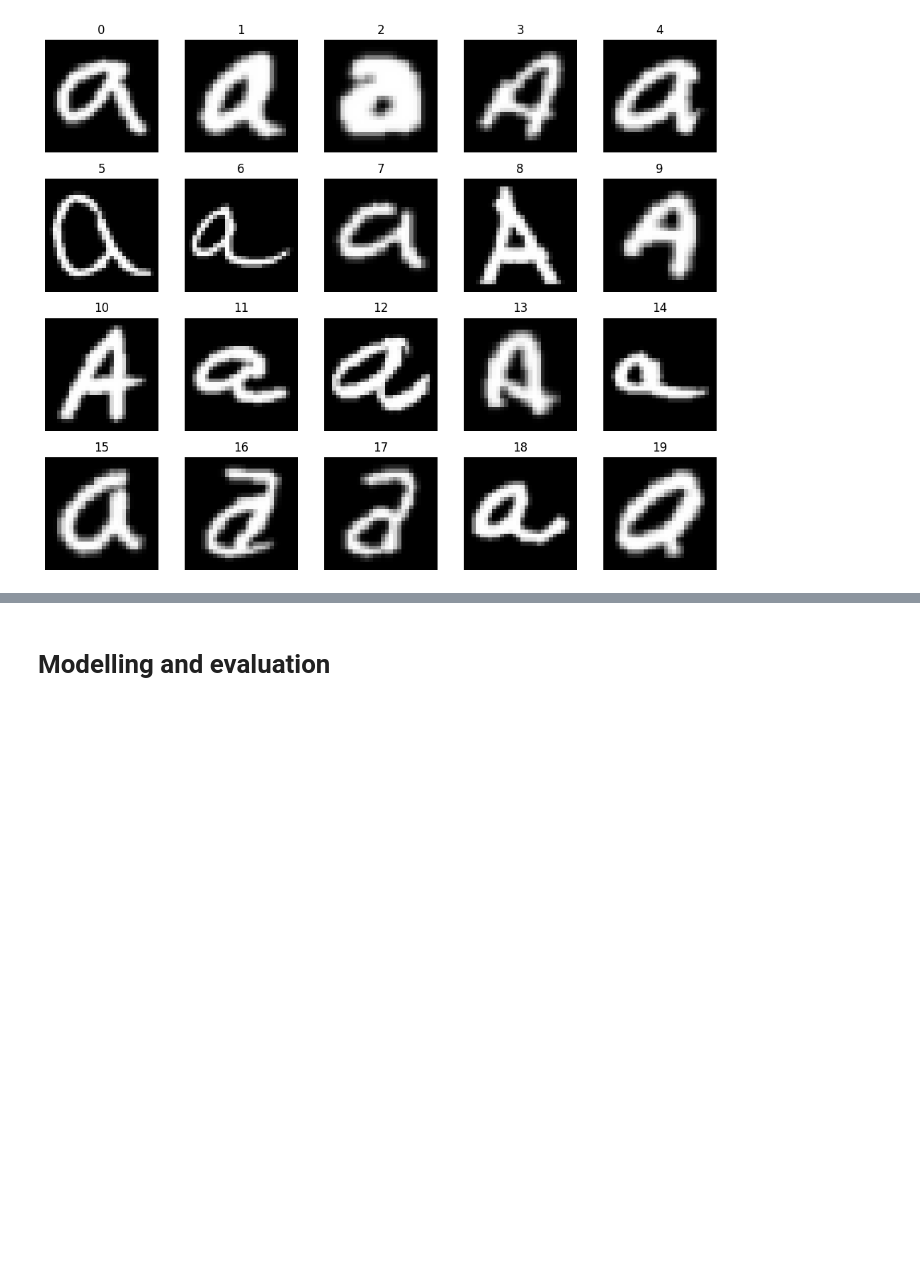
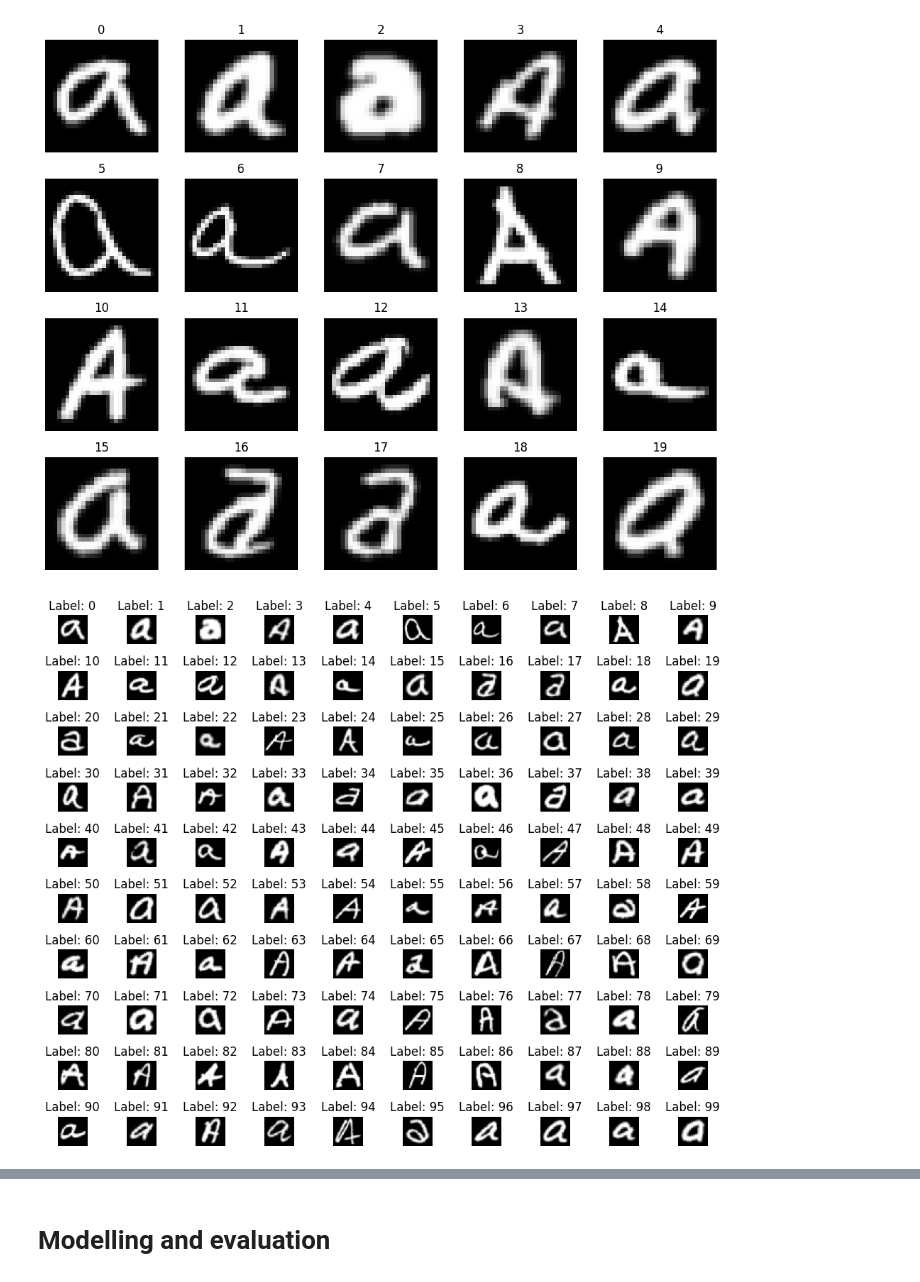
Before and after one commit to noodlebatteries124/DELE-CA1, a Jupyter notebook: ptA.ipynb, the cells around one changed output, grey strips where cells are left out. Cells and saved outputs as stored; diff of their text form; code cells hidden in the pictures; blank space fills up the shorter version.

```diff
--- a/ptA.ipynb
+++ b/ptA.ipynb
@@ -173,3 +171,24 @@ plt.tight_layout()
 plt.show()
 # %% [output]
 [figure]
+# %%
+# Reshape to (Number of images, 28, 28)
+# Transpose axes 1 and 2 (the width and height)
+# Reshape back to (Number of images, 784) if you need it flat for the model
+pixels_reshaped = pixels.reshape(-1, 28, 28).transpose(0, 2, 1)
+pixels_transposed_flat = pixels_reshaped.reshape(-1, 784)
+plt.figure(figsize=(10, 8))
+
+no = 10
+
+# Use the pre-transposed reshaped data
+for i in range(no * no):
+    plt.subplot(no, no, i + 1)
+    plt.imshow(pixels_reshaped[i], cmap='gray')
+    plt.title(f"Label: {i}")
+    plt.axis('off')
+
+plt.tight_layout()
+plt.show()
+# %% [output]
+[figure, added]
```
Also changed, not shown: parts of 14 cells of this notebook.
